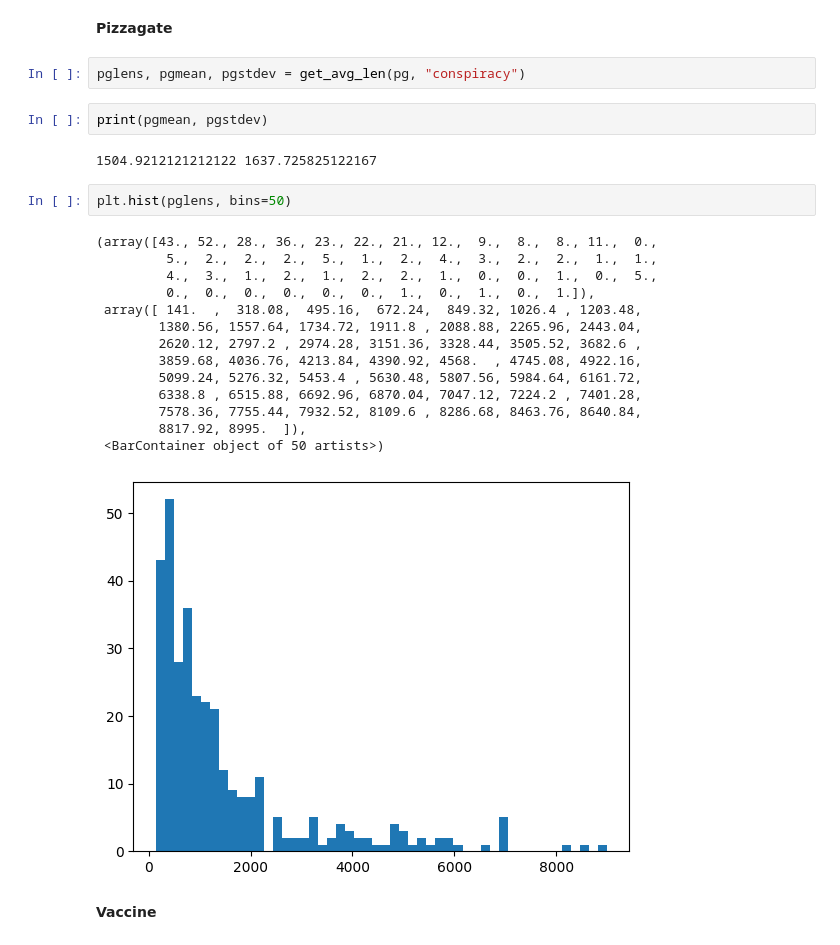
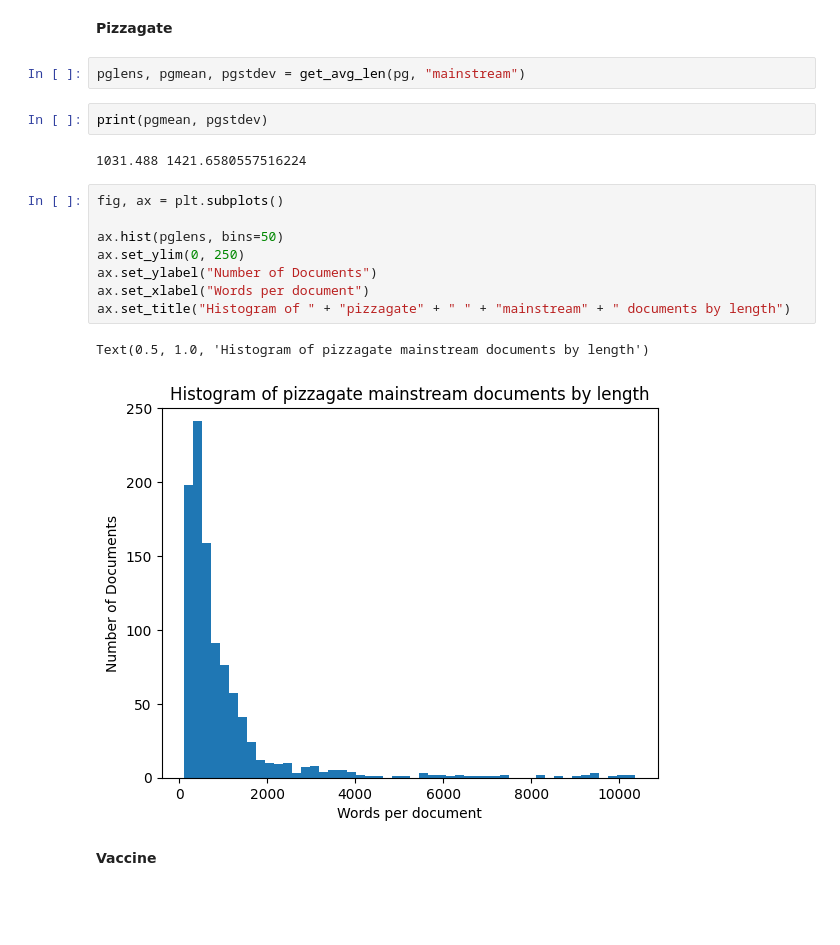
Before and after one commit to linkuew/ct_identify, a Jupyter notebook: code/data_stats_extra.ipynb, the cells around one changed output. Drawn from its saved outputs; the diff is of its cells as text; blank space fills up the shorter version.

```diff
--- a/code/data_stats_extra.ipynb
+++ b/code/data_stats_extra.ipynb
@@ -121,28 +104,22 @@ plt.hist(felens, bins=50)
 # %% [markdown]
 **Pizzagate**
 # %%
-pglens, pgmean, pgstdev = get_avg_len(pg, "conspiracy")
+pglens, pgmean, pgstdev = get_avg_len(pg, "mainstream")
 # %%
 print(pgmean, pgstdev)
 # %% [output]
-1504.9212121212122 1637.725825122167
+1031.488 1421.6580557516224
 # %%
-plt.hist(pglens, bins=50)
+fig, ax = plt.subplots()
+
+ax.hist(pglens, bins=50)
+ax.set_ylim(0, 250)
+ax.set_ylabel("Number of Documents")
+ax.set_xlabel("Words per document")
+ax.set_title("Histogram of " + "pizzagate" + " " + "mainstream" + " documents by length")
 # %% [output]
-(array([43., 52., 28., 36., 23., 22., 21., 12.,  9.,  8.,  8., 11.,  0.,
-         5.,  2.,  2.,  2.,  5.,  1.,  2.,  4.,  3.,  2.,  2.,  1.,  1.,
-         4.,  3.,  1.,  2.,  1.,  2.,  2.,  1.,  0.,  0.,  1.,  0.,  5.,
-         0.,  0.,  0.,  0.,  0.,  0.,  1.,  0.,  1.,  0.,  1.]),
- array([ 141.  ,  318.08,  495.16,  672.24,  849.32, 1026.4 , 1203.48,
-        1380.56, 1557.64, 1734.72, 1911.8 , 2088.88, 2265.96, 2443.04,
-        2620.12, 2797.2 , 2974.28, 3151.36, 3328.44, 3505.52, 3682.6 ,
-        3859.68, 4036.76, 4213.84, 4390.92, 4568.  , 4745.08, 4922.16,
-        5099.24, 5276.32, 5453.4 , 5630.48, 5807.56, 5984.64, 6161.72,
-        6338.8 , 6515.88, 6692.96, 6870.04, 7047.12, 7224.2 , 7401.28,
-        7578.36, 7755.44, 7932.52, 8109.6 , 8286.68, 8463.76, 8640.84,
-        8817.92, 8995.  ]),
- <BarContainer object of 50 artists>)
+Text(0.5, 1.0, 'Histogram of pizzagate mainstream documents by length')
-[figure, old version]
+[figure, new version]
 # %% [markdown]
 **Vaccine**
 # %%
```
Also changed, not shown: parts of 4 cells of this notebook.
